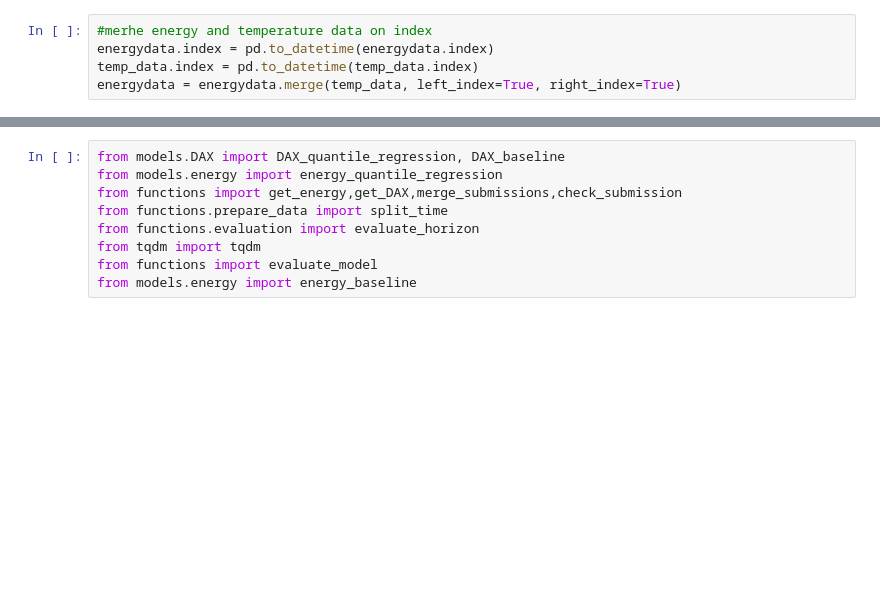
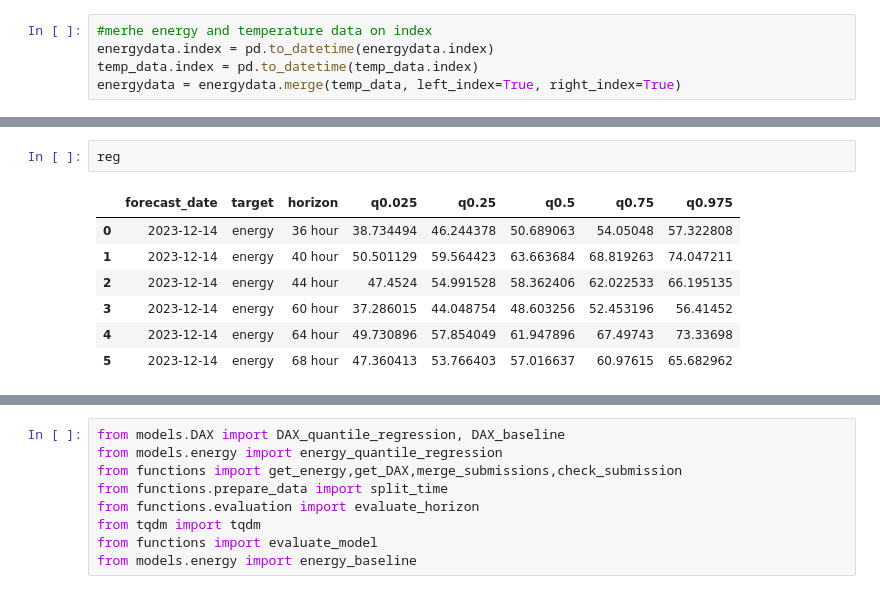
Before and after one commit to Stephantmp/probabilistic-forecasting-challenge, a Jupyter notebook: notebooks/20231213/test.ipynb, the cells around one changed output, grey strips where cells are left out. Drawn from its saved outputs; the diff is of its cells as text; blank space fills up the shorter version.

```diff
--- a/notebooks/20231213/test.ipynb
+++ b/notebooks/20231213/test.ipynb
@@ -127,6 +64,16 @@ hour_21            8.0434      0.197     40.863      0.000       7.658       8.4
 hour_22            5.5686      0.197     28.302      0.000       5.183       5.954
 hour_23            2.1179      0.197     10.766      0.000       1.732       2.504
 ==================================================================================
+# %%
+reg
+# %% [output]
+|  | forecast_date | target | horizon | q0.025 | q0.25 | q0.5 | q0.75 | q0.975 |
+| 0 | 2023-12-14 | energy | 36 hour | 38.734494 | 46.244378 | 50.689063 | 54.05048 | 57.322808 |
+| 1 | 2023-12-14 | energy | 40 hour | 50.501129 | 59.564423 | 63.663684 | 68.819263 | 74.047211 |
+| 2 | 2023-12-14 | energy | 44 hour | 47.4524 | 54.991528 | 58.362406 | 62.022533 | 66.195135 |
+| 3 | 2023-12-14 | energy | 60 hour | 37.286015 | 44.048754 | 48.603256 | 52.453196 | 56.41452 |
+| 4 | 2023-12-14 | energy | 64 hour | 49.730896 | 57.854049 | 61.947896 | 67.49743 | 73.33698 |
+| 5 | 2023-12-14 | energy | 68 hour | 47.360413 | 53.766403 | 57.016637 | 60.97615 | 65.682962 |
 # %%
 reg
 # %% [output]
```
Also changed, not shown: parts of 15 cells of this notebook, 3 other files.
